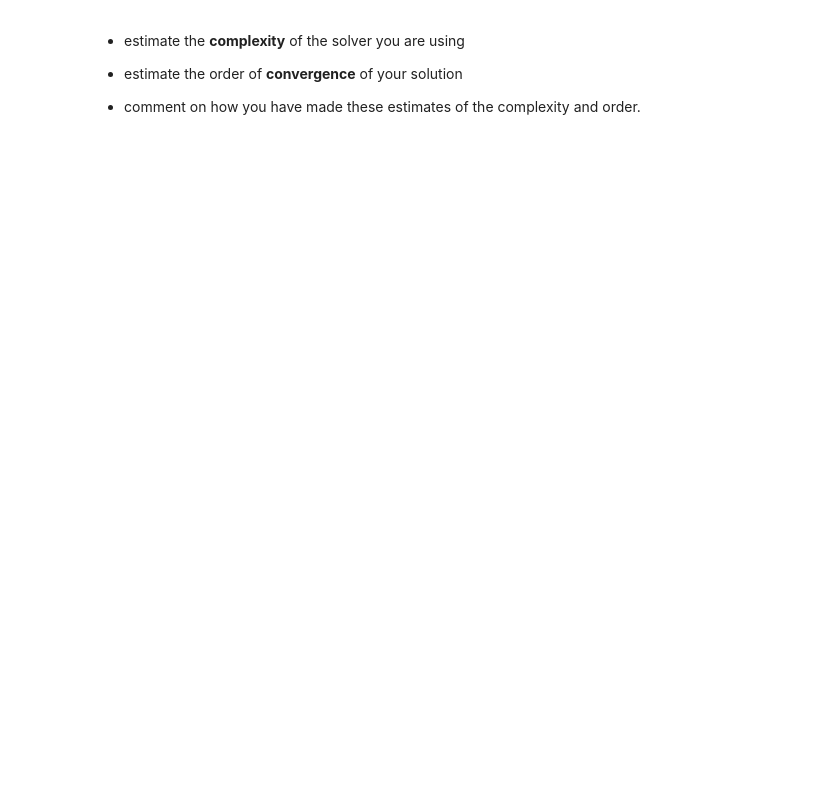
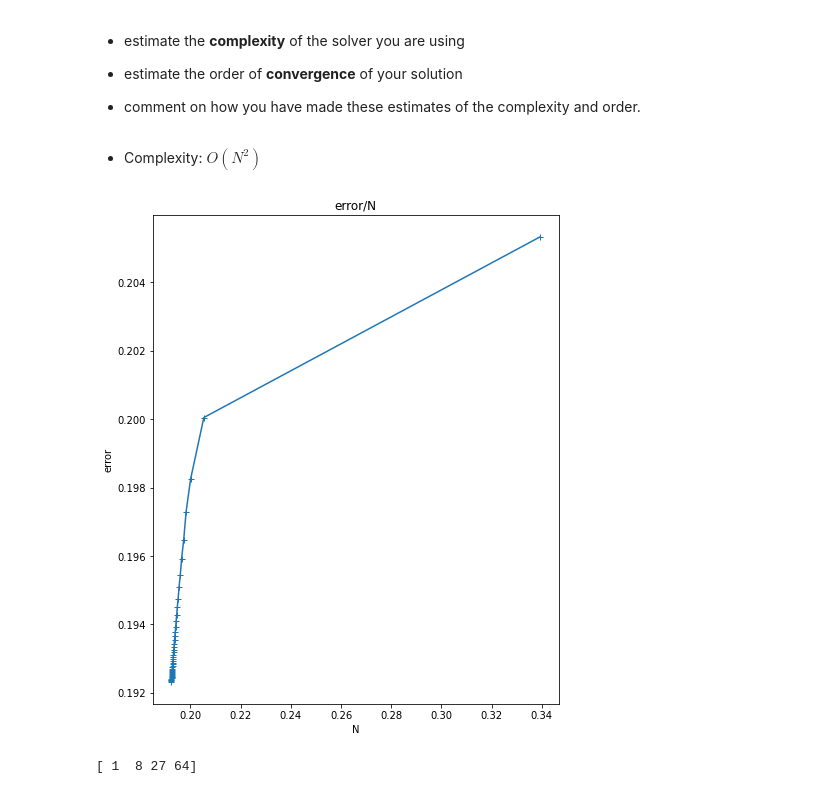
Before and after one commit to YRYoung/HPC, a Jupyter notebook: Assigenment/Assignment_4.ipynb, the cells around one changed output. Cells and saved outputs as stored; diff of their text form; code cells hidden in the pictures; blank space fills up the shorter version.

```diff
--- a/Assigenment/Assignment_4.ipynb
+++ b/Assigenment/Assignment_4.ipynb
@@ -438,3 +443,23 @@ plt.show()
  * estimate the order of **convergence** of your solution
 
  * comment on how you have made these estimates of the complexity and order.
+# %% [markdown]
+* Complexity: $O(N^2)$
+# %%
+fig = plt.figure(figsize=(16, 9))
+plt.subplot(1, 2, 1)
+p0, = plt.plot(np.array(solver.errors[:-1])**1, solver.errors[1:], '+-')
+plt.ylabel('error')
+plt.title('error/N')
+plt.xlabel('N')
+
+
+plt.show()
+# %% [output]
+[figure, added]
+# %%
+a=np.array([1,2,3,4])
+a=a**3
+print(a)
+# %% [output]
+[ 1  8 27 64]
```
Also changed, not shown: parts of 3 cells of this notebook.
